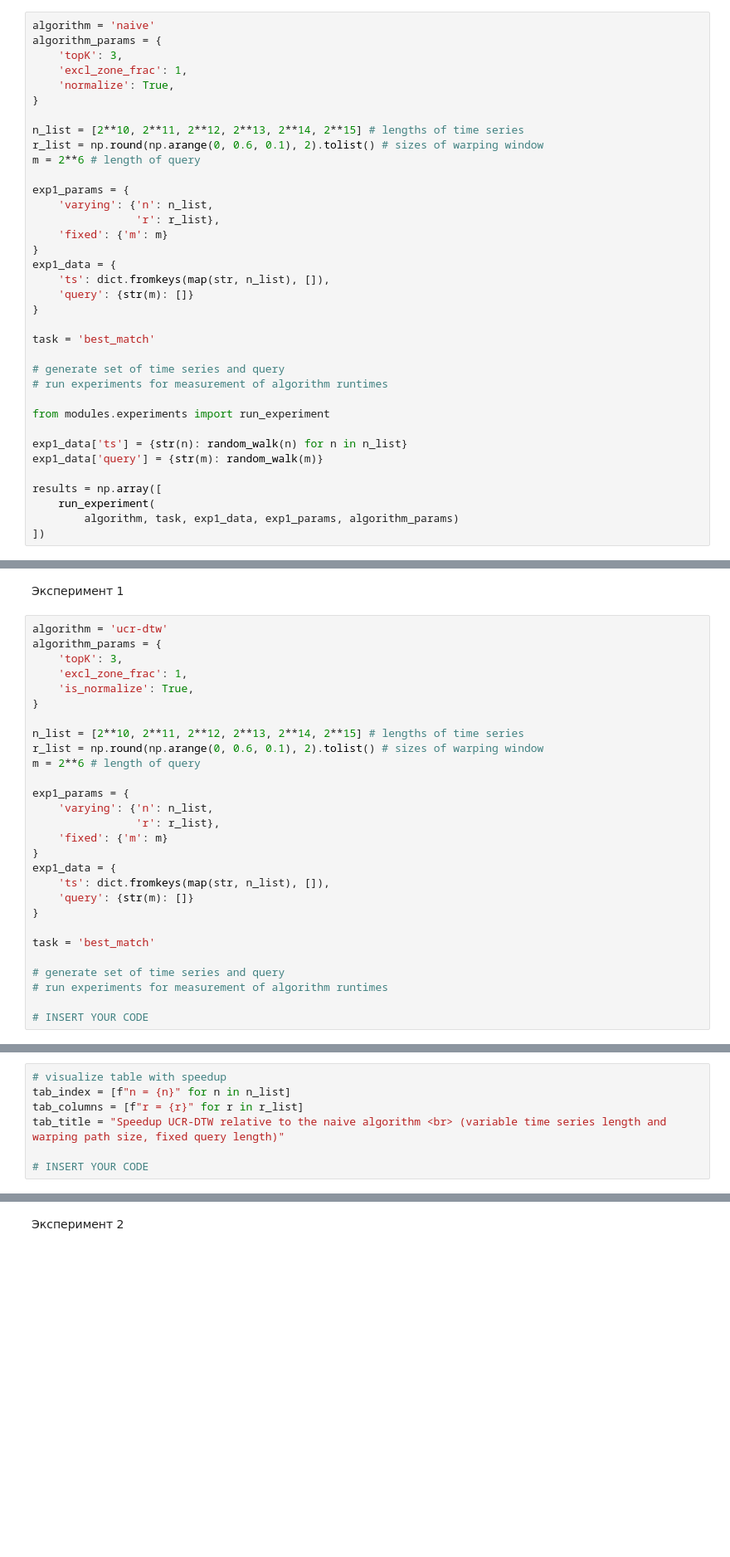
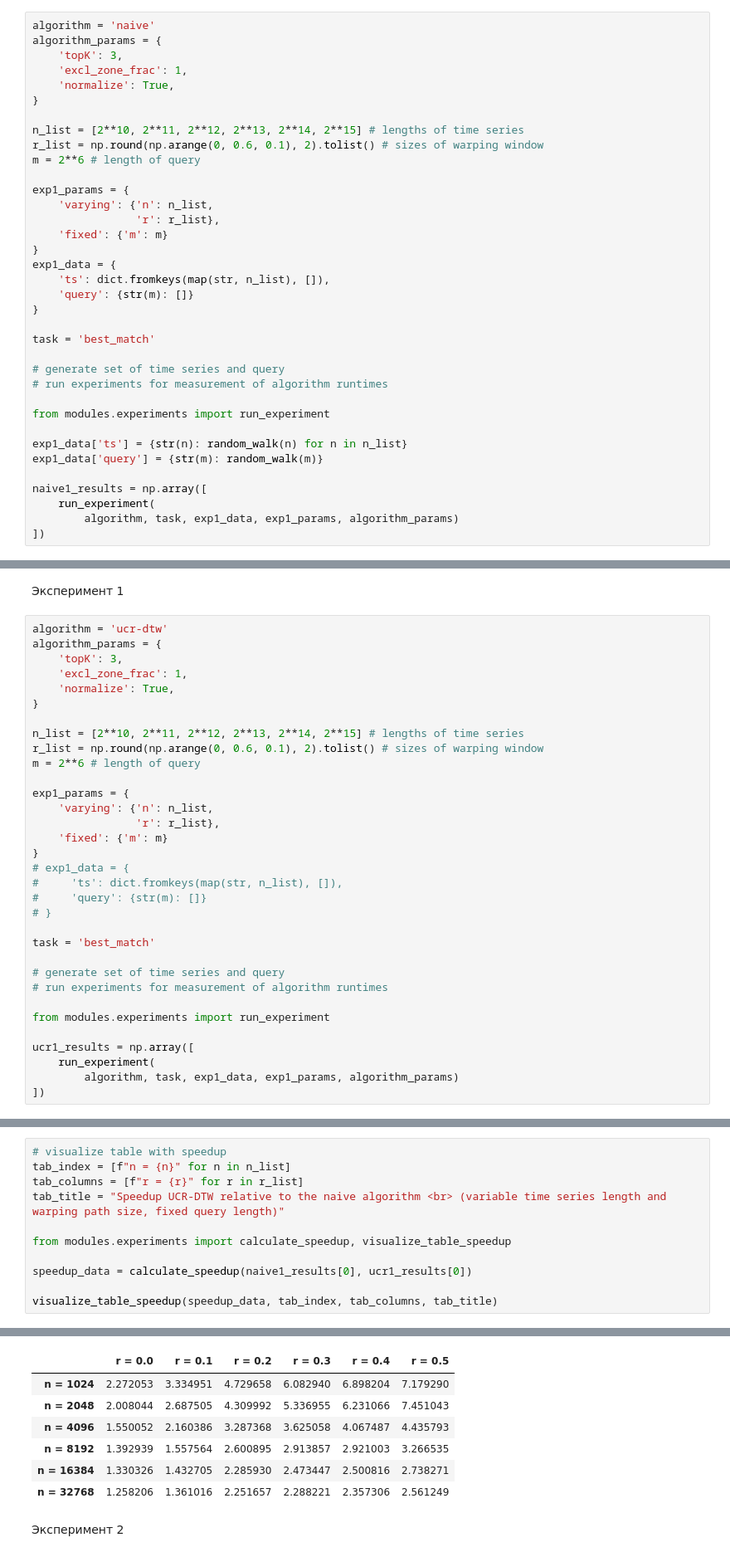
Before and after one commit to foghpp/2024-Ushakov-TimeSeriesCourse, a Jupyter notebook: practice/02 Similarity search/02 Similarity search.ipynb, the cells around one changed output, grey strips where cells are left out. Shown at 83% size. Saved outputs shown, nothing was run; the diff lists cells and outputs as text; blank space fills up the shorter version.

```diff
--- a/practice/02 Similarity search/02 Similarity search.ipynb
+++ b/practice/02 Similarity search/02 Similarity search.ipynb
@@ -418,7 +416,7 @@ from modules.experiments import run_experiment
 exp1_data['ts'] = {str(n): random_walk(n) for n in n_list}
 exp1_data['query'] = {str(m): random_walk(m)}
 
-results = np.array([
+naive1_results = np.array([
     run_experiment(
         algorithm, task, exp1_data, exp1_params, algorithm_params)
 ])
@@ -543,7 +523,7 @@ algorithm = 'ucr-dtw'
 algorithm_params = {
     'topK': 3,
     'excl_zone_frac': 1,
-    'is_normalize': True,
+    'normalize': True,
 }
 
 n_list = [2**10, 2**11, 2**12, 2**13, 2**14, 2**15] # lengths of time series
@@ -555,17 +535,22 @@ exp1_params = {
                 'r': r_list},
     'fixed': {'m': m}
 }
-exp1_data = {
-    'ts': dict.fromkeys(map(str, n_list), []),
-    'query': {str(m): []}
-}
+# exp1_data = {
+#     'ts': dict.fromkeys(map(str, n_list), []),
+#     'query': {str(m): []}
+# }
 
 task = 'best_match'
 
 # generate set of time series and query
 # run experiments for measurement of algorithm runtimes
 
-# INSERT YOUR CODE
+from modules.experiments import run_experiment
+
+ucr1_results = np.array([
+    run_experiment(
+        algorithm, task, exp1_data, exp1_params, algorithm_params)
+])
 # %%
 #visualize plot with results of experiment
 comparison_param = np.array(r_list)
@@ -577,4 +566,9 @@ tab_index = [f"n = {n}" for n in n_list]
 tab_columns = [f"r = {r}" for r in r_list]
 tab_title = "Speedup UCR-DTW relative to the naive algorithm <br> (variable time series length and warping path size, fixed query length)"
 
-# INSERT YOUR CODE
+from modules.experiments import calculate_speedup, visualize_table_speedup
+
+speedup_data = calculate_speedup(naive1_results[0], ucr1_results[0])
+
+visualize_table_speedup(speedup_data, tab_index, tab_columns, tab_title)
+# %% [output]
@@ -581,3 +577,10 @@ tab_title = "Speedup UCR-DTW relative to the naive algorithm <br> (variable time
+|  | r = 0.0 | r = 0.1 | r = 0.2 | r = 0.3 | r = 0.4 | r = 0.5 |
+| n = 1024 | 2.272053 | 3.334951 | 4.729658 | 6.082940 | 6.898204 | 7.179290 |
+| n = 2048 | 2.008044 | 2.687505 | 4.309992 | 5.336955 | 6.231066 | 7.451043 |
+| n = 4096 | 1.550052 | 2.160386 | 3.287368 | 3.625058 | 4.067487 | 4.435793 |
+| n = 8192 | 1.392939 | 1.557564 | 2.600895 | 2.913857 | 2.921003 | 3.266535 |
+| n = 16384 | 1.330326 | 1.432705 | 2.285930 | 2.473447 | 2.500816 | 2.738271 |
+| n = 32768 | 1.258206 | 1.361016 | 2.251657 | 2.288221 | 2.357306 | 2.561249 |
 # %% [markdown]
 Эксперимент 2
 # %%
```
Also changed, not shown: parts of 39 cells of this notebook, 3 other files.
